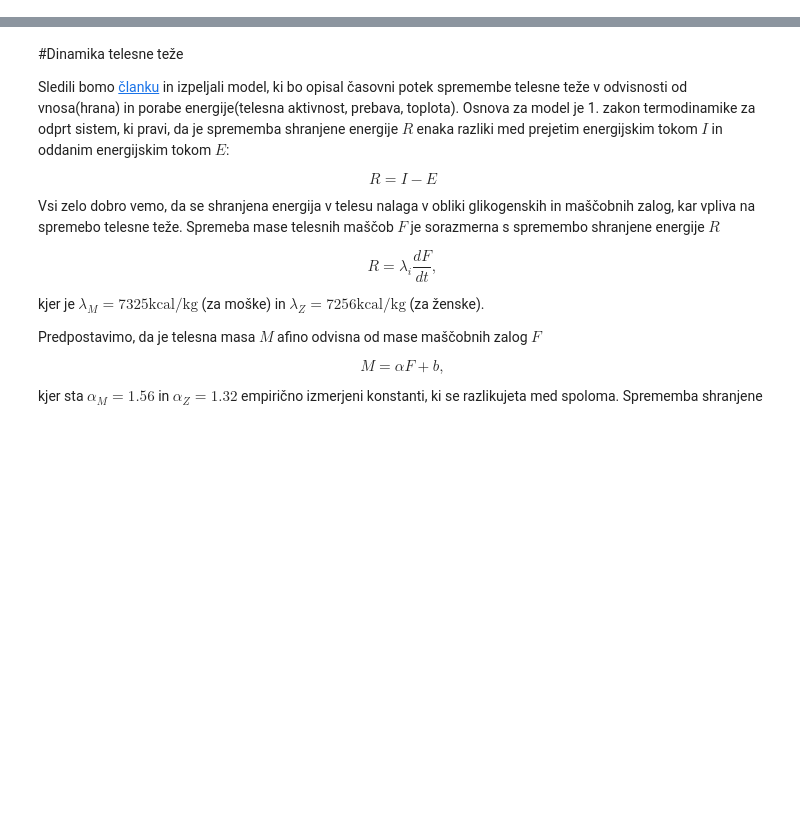
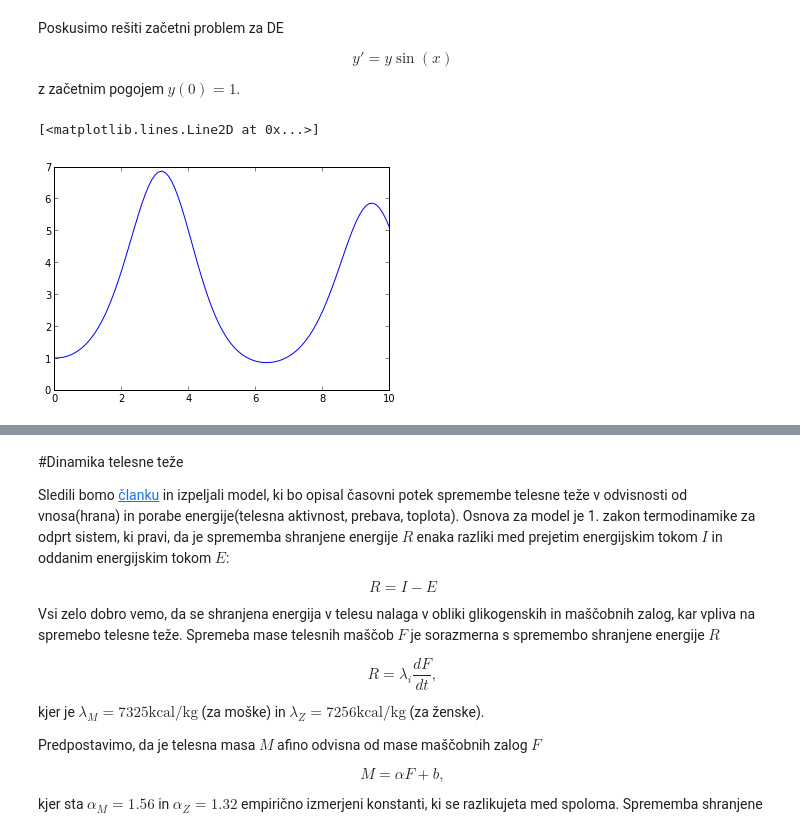
Before and after one commit to mrcinv/nummat, a Jupyter notebook: Vaja9.ipynb, the cells around one changed output, grey strips where cells are left out. Drawn from its saved outputs; the diff is of its cells as text; code cells hidden in the pictures; blank space fills up the shorter version.

```diff
--- a/Vaja9.ipynb
+++ b/Vaja9.ipynb
@@ -0,0 +21,26 @@
+# %%
+# Eulerjeva metoda za reševanje NDE
+def euler(df, t0, tk, y0, n):
+    """Funkcija izračuna rešitev začetnega problema za NDE
+    y'(t) = df(y,t) z začetnimi pogoji y(t0)=y0 na intervalu [t0,tk]"""
+    t = linspace(t0,tk,n+1)
+    h = t[1]-t[0]
+    y = zeros_like(t)
+    y[0] = y0
+    for i in range(n):
+        y[i+1] = y[i] + h*df(y[i],t[i])
+    return (t,y)
+# %% [markdown]
+Poskusimo rešiti začetni problem za DE
+
+$$y'=y\sin(x)$$
+
+z začetnim pogojem $y(0)=1$.
+# %%
+# funkcija desnih strani (polje smeri)
+f = lambda y,x: y*sin(x)
+(t,y) = euler(f, 0, 10, 1, 100)
+plot(t,y)
+# %% [output]
+[<matplotlib.lines.Line2D at 0x...>]
+[figure, added]
```
Also changed, not shown: parts of 30 cells of this notebook.
